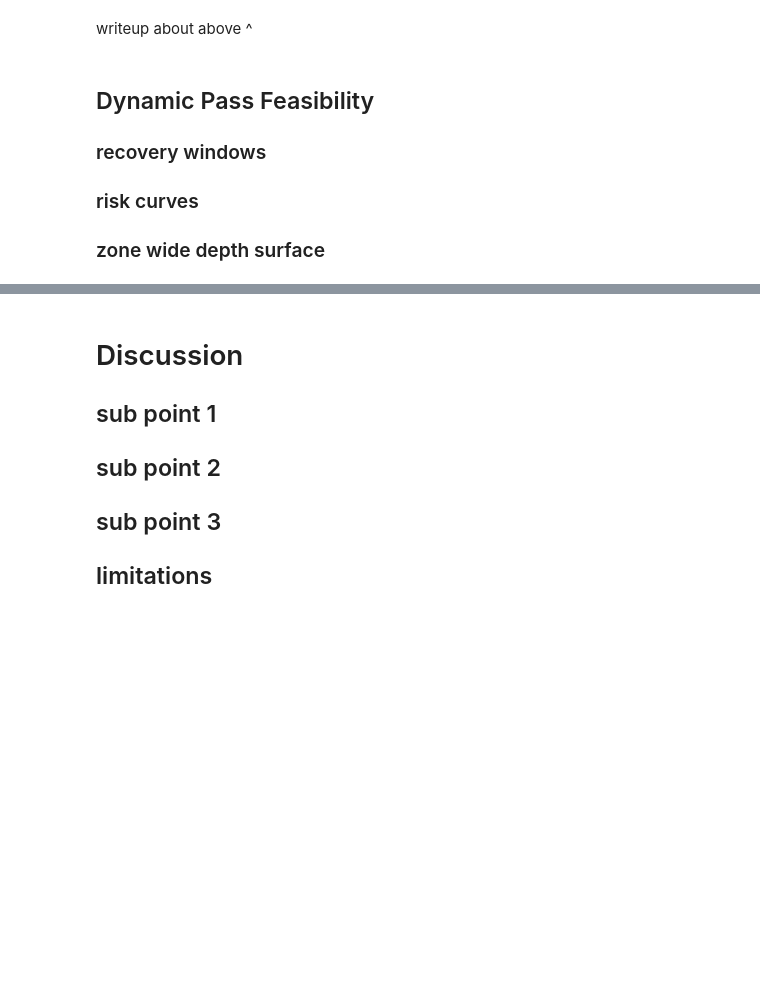
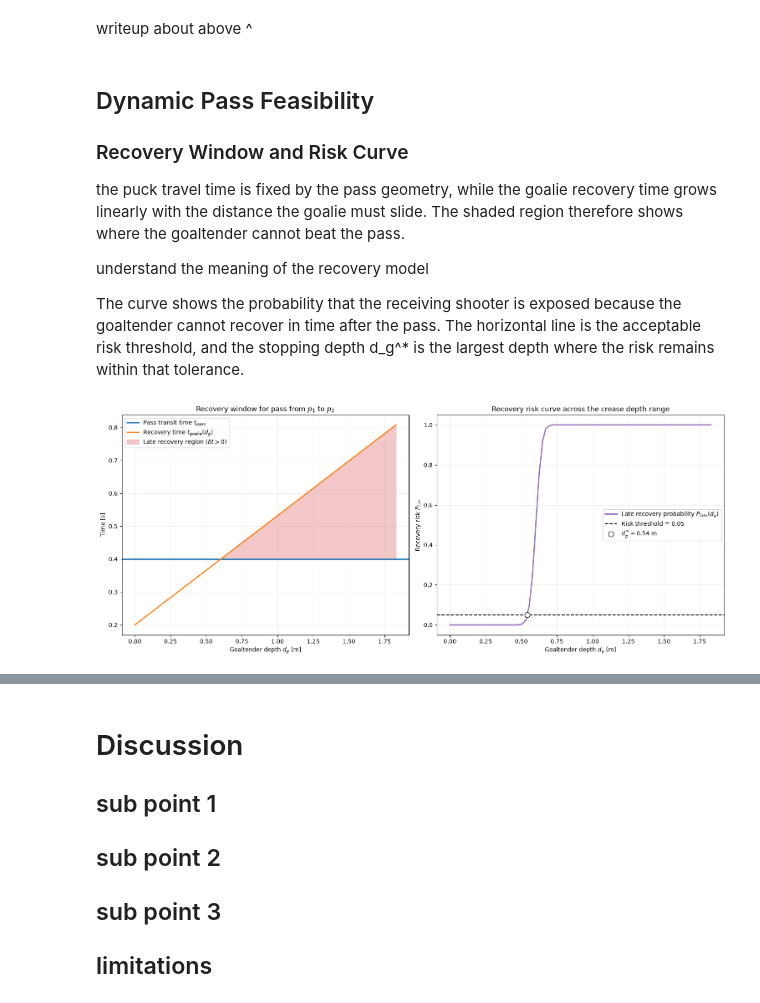
Before and after one commit to kaiwave/goaltender-optimisation-jnb, a Jupyter notebook: main.ipynb, the cells around one changed output, grey strips where cells are left out. Cells and saved outputs as stored; diff of their text form; code cells hidden in the pictures; blank space fills up the shorter version.

Commit message:
finish model and first pass renders

```diff
--- a/main.ipynb
+++ b/main.ipynb
@@ -397,8 +397,42 @@ plt.show()
 writeup about above ^
 # %% [markdown]
 ## Dynamic Pass Feasibility
-### recovery windows
+### Recovery Window and Risk Curve
+the puck travel time is fixed by the pass geometry, while the goalie
+  recovery time grows linearly with the distance the goalie must slide. The
+  shaded region therefore shows where the goaltender cannot beat the pass.
 
-### risk curves
+  understand the meaning of the recovery model
 
-### zone wide depth surface
+The curve shows the probability that the receiving shooter is exposed because
+  the goaltender cannot recover in time after the pass. The horizontal line is the
+  acceptable risk threshold, and the stopping depth d_g^* is the largest depth
+  where the risk remains within that tolerance.
+# %%
+#| label: fig-dynamic-dual-1
+#| fig-cap: "name"
+#| out-width: "100%"
+#| fig-pos: "H"
+#| fig-align: "center"
+
+fig, (ax1, ax2) = plt.subplots(
+    1, 2,
+    figsize=(15, 6),
+    constrained_layout=True
+)
+
+model.plot_recovery_window(
+  p1=(-5.0, 7.0),
+  p2_0=(5.0, 7.0),
+  ax=ax1
+)
+
+model.plot_recovery_risk_curve(
+  p1=(-5.0, 7.0),
+  p2_0=(5.0, 7.0),
+  ax=ax2
+)
+
+plt.show()
+# %% [output]
+[figure, added]
```
Also changed, not shown: parts of 16 cells of this notebook, 1 other file.
